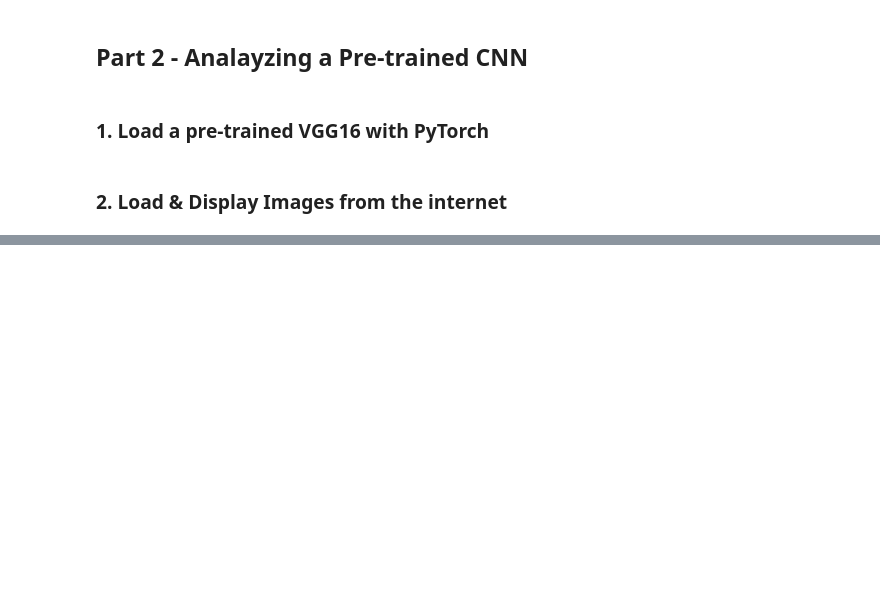
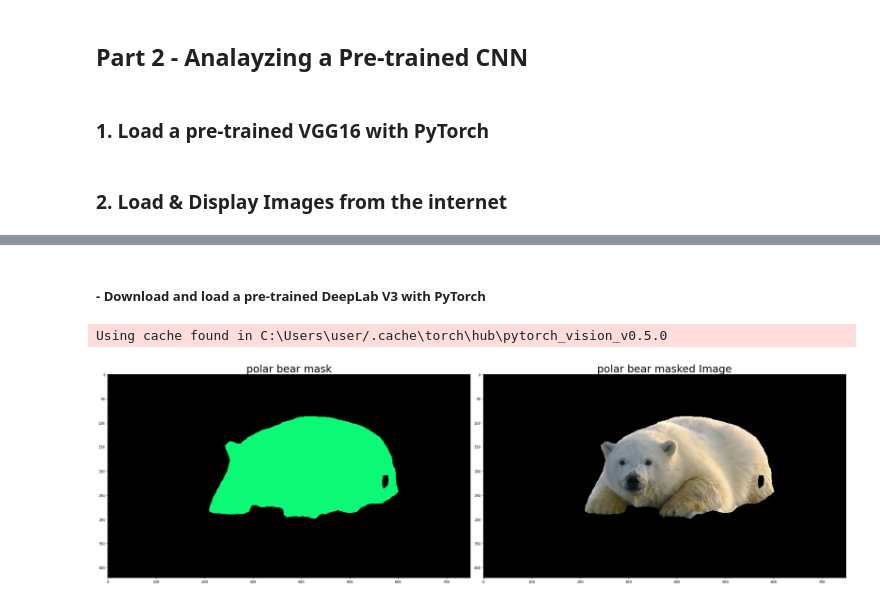
Before and after one commit to danatal29/HW2-CV, a Jupyter notebook: Untitled1.ipynb, the cells around one changed output, grey strips where cells are left out. Saved outputs shown, nothing was run; the diff lists cells and outputs as text; code cells hidden in the pictures; blank space fills up the shorter version.

```diff
--- a/Untitled1.ipynb
+++ b/Untitled1.ipynb
@@ -138,0 +116,53 @@ The Label for the Polar bear is 386: 'African elephant, Loxodonta africana',
+# %% [markdown]
+##### - Download and load  a pre-trained DeepLab V3 with PyTorch
+# %%
+# download and load the pre-trained model
+v3_model = torch.hub.load('pytorch/vision:v0.5.0', 'deeplabv3_resnet101', pretrained=True)
+# put in inference mode
+v3_model.eval();
+# %% [output]
+Using cache found in C:\Users\user/.cache\torch\hub\pytorch_vision_v0.5.0
+# %%
+bear_img = Image.open(internet_animals[0])
+width, height = bear_img.size
+
+# perform pre-processing
+input_batch = pre_processing(bear_img, device)
+
+# send to device
+v3_model = v3_model.to(device)
+input_batch = input_batch.to(device)
+
+# forward pass
+with torch.no_grad():
+    output = v3_model(input_batch)['out'][0]
+output_predictions = output.argmax(0)
+# %%
+# create a color pallette, selecting a color for each class
+palette = torch.tensor([2 ** 25 - 1, 2 ** 15 - 1, 2 ** 21 - 1])
+colors = torch.as_tensor([i for i in range(21)])[:, None] * palette
+colors = (colors % 255).numpy().astype("uint8")
+
+# plot the semantic segmentation predictions of 21 classes in each color
+r = Image.fromarray(output_predictions.byte().cpu().numpy()).resize(bear_img.size)
+r.putpalette(colors)
+# %%
+# create a mask
+mask = torch.zeros_like(output_predictions).float().to(device)
+mask[output_predictions == 12] = 1
+# mask[output_predictions == 15] = 1
+mask= mask.unsqueeze(2).byte().cpu().numpy()
+
+masked_img = bear_img * mask
+
+#plot
+fig = plt.figure(figsize=(30,16))
+ax = fig.add_subplot(121)
+ax.imshow(r)
+ax.set_title("polar bear mask", fontsize=30)
+ax = fig.add_subplot(122)
+ax.imshow(masked_img)
+ax.set_title('polar bear masked Image', fontsize=30);
+plt.tight_layout()
+# %% [output]
+[figure, added]
```
Also changed, not shown: parts of 13 cells of this notebook.
